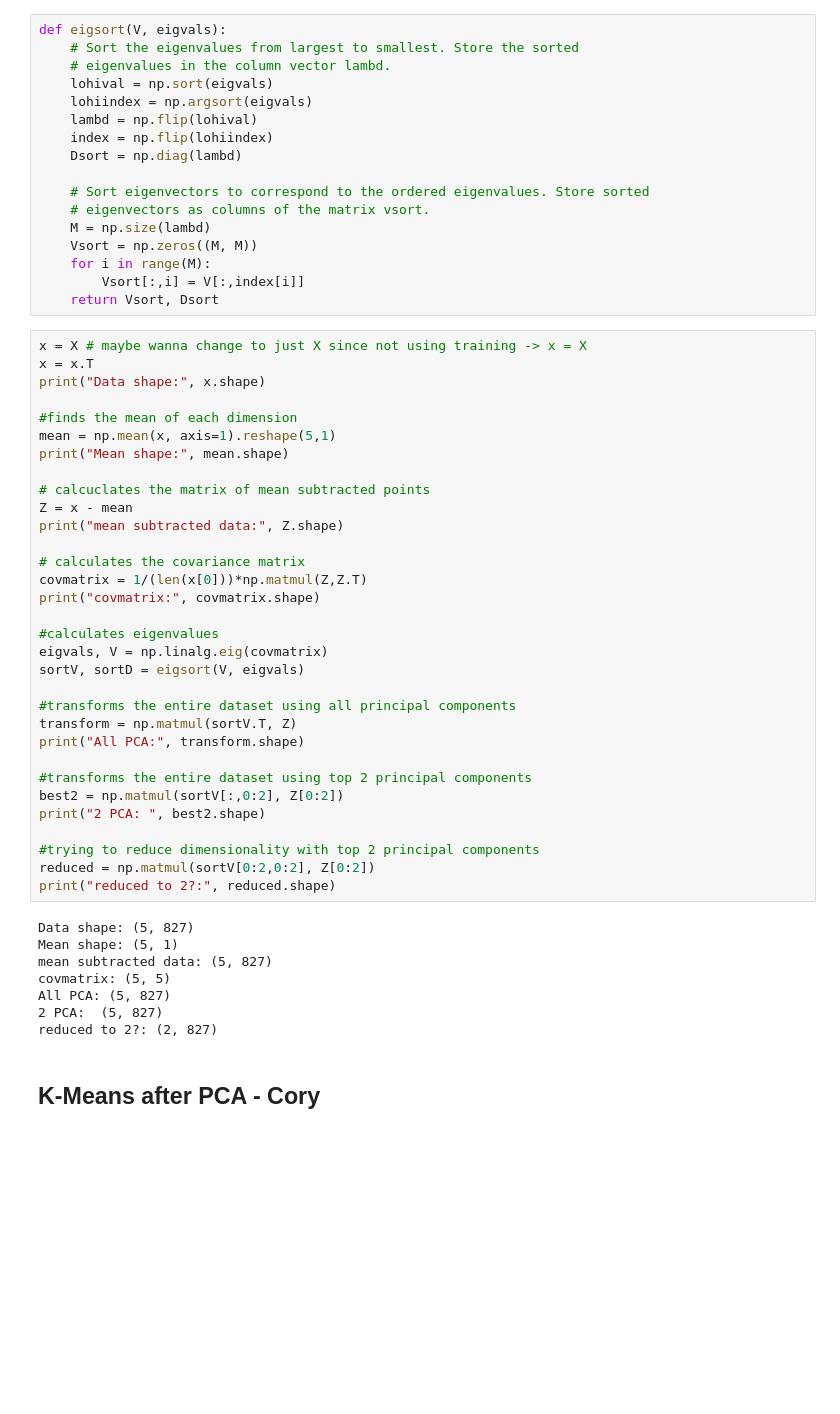
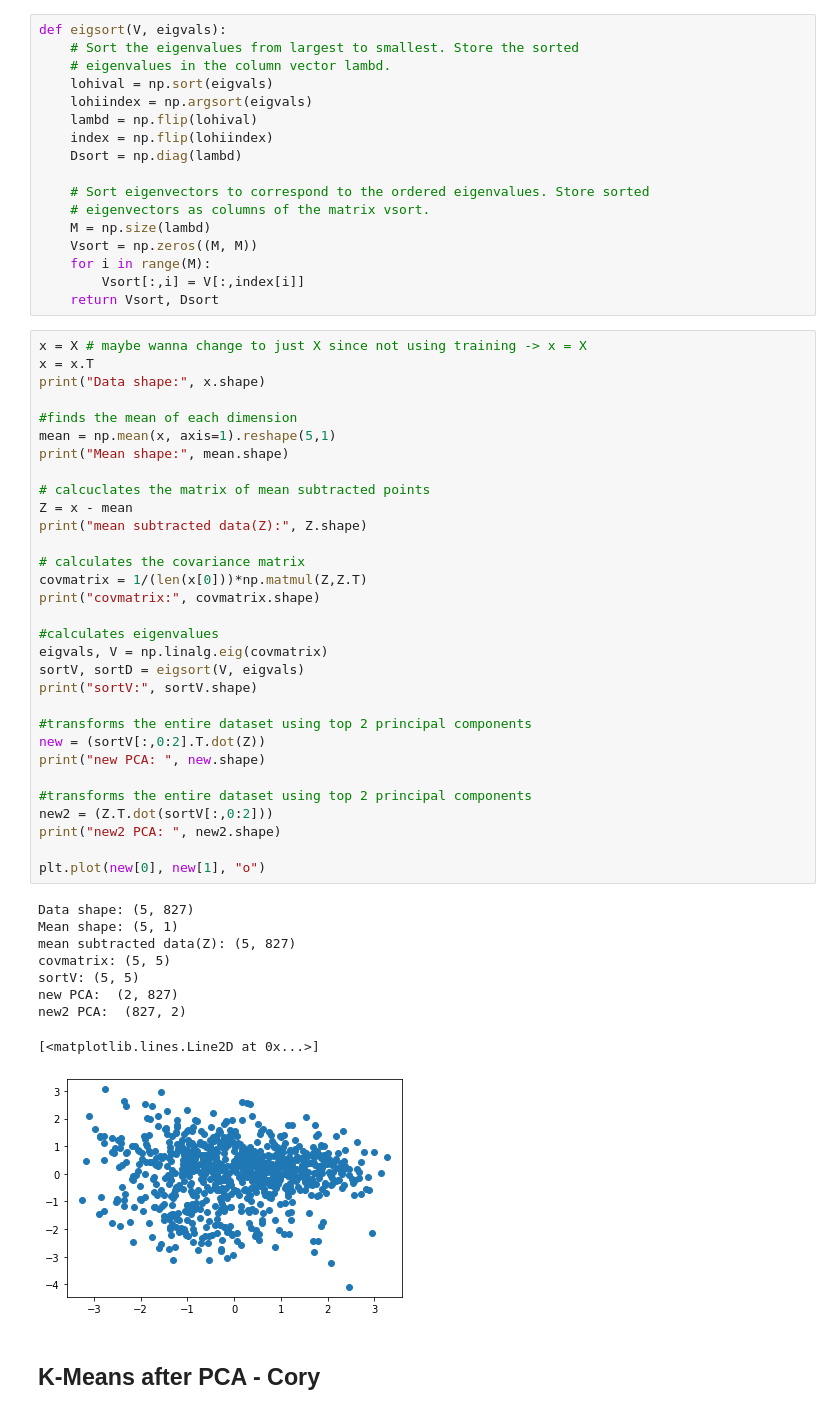
Before and after one commit to shaniaie/COGS_118B_PROJECT, a Jupyter notebook: Project_updated.ipynb, the cells around one changed output. Cells and saved outputs as stored; diff of their text form; blank space fills up the shorter version.

```diff
--- a/Project_updated.ipynb
+++ b/Project_updated.ipynb
@@ -285,43 +286,44 @@ def eigsort(V, eigvals):
 # %%
 x = X # maybe wanna change to just X since not using training -> x = X
 x = x.T
 print("Data shape:", x.shape)
 
 #finds the mean of each dimension
 mean = np.mean(x, axis=1).reshape(5,1)
 print("Mean shape:", mean.shape)
 
 # calcuclates the matrix of mean subtracted points
 Z = x - mean
-print("mean subtracted data:", Z.shape)
+print("mean subtracted data(Z):", Z.shape)
 
 # calculates the covariance matrix
 covmatrix = 1/(len(x[0]))*np.matmul(Z,Z.T)
 print("covmatrix:", covmatrix.shape)
 
 #calculates eigenvalues
 eigvals, V = np.linalg.eig(covmatrix)
 sortV, sortD = eigsort(V, eigvals)
-
-#transforms the entire dataset using all principal components
-transform = np.matmul(sortV.T, Z)
-print("All PCA:", transform.shape)
+print("sortV:", sortV.shape)
 
 #transforms the entire dataset using top 2 principal components
-best2 = np.matmul(sortV[:,0:2], Z[0:2])
-print("2 PCA: ", best2.shape)
+new = (sortV[:,0:2].T.dot(Z))
+print("new PCA: ", new.shape)
 
-#trying to reduce dimensionality with top 2 principal components
-reduced = np.matmul(sortV[0:2,0:2], Z[0:2])
-print("reduced to 2?:", reduced.shape)
+#transforms the entire dataset using top 2 principal components
+new2 = (Z.T.dot(sortV[:,0:2]))
+print("new2 PCA: ", new2.shape)
+
+plt.plot(new[0], new[1], "o")
 # %% [output]
 Data shape: (5, 827)
 Mean shape: (5, 1)
-mean subtracted data: (5, 827)
+mean subtracted data(Z): (5, 827)
 covmatrix: (5, 5)
-All PCA: (5, 827)
-2 PCA:  (5, 827)
-reduced to 2?: (2, 827)
+sortV: (5, 5)
+new PCA:  (2, 827)
+new2 PCA:  (827, 2)
+[<matplotlib.lines.Line2D at 0x...>]
+[figure, added]
 # %% [markdown]
 ## K-Means after PCA - Cory
 # %%
```
Also changed, not shown: parts of 8 cells of this notebook.
